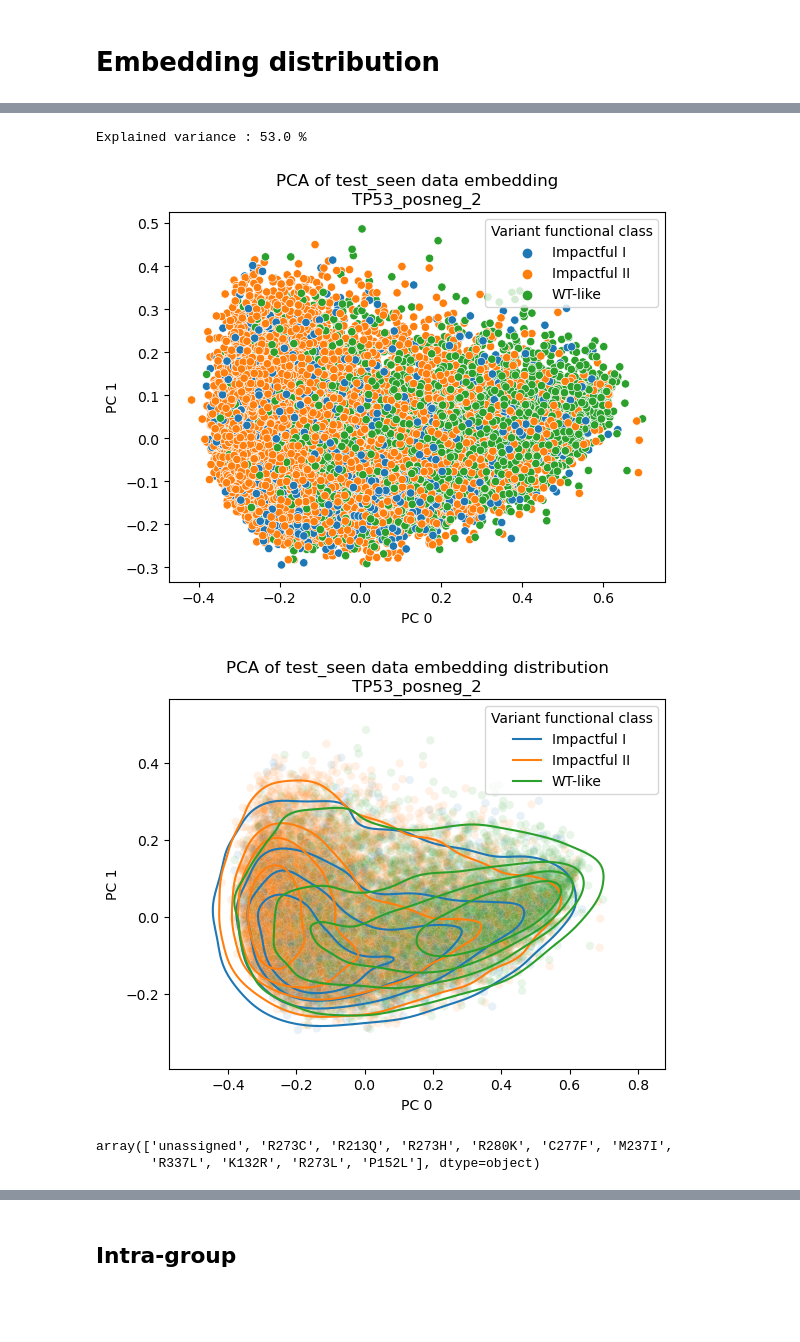
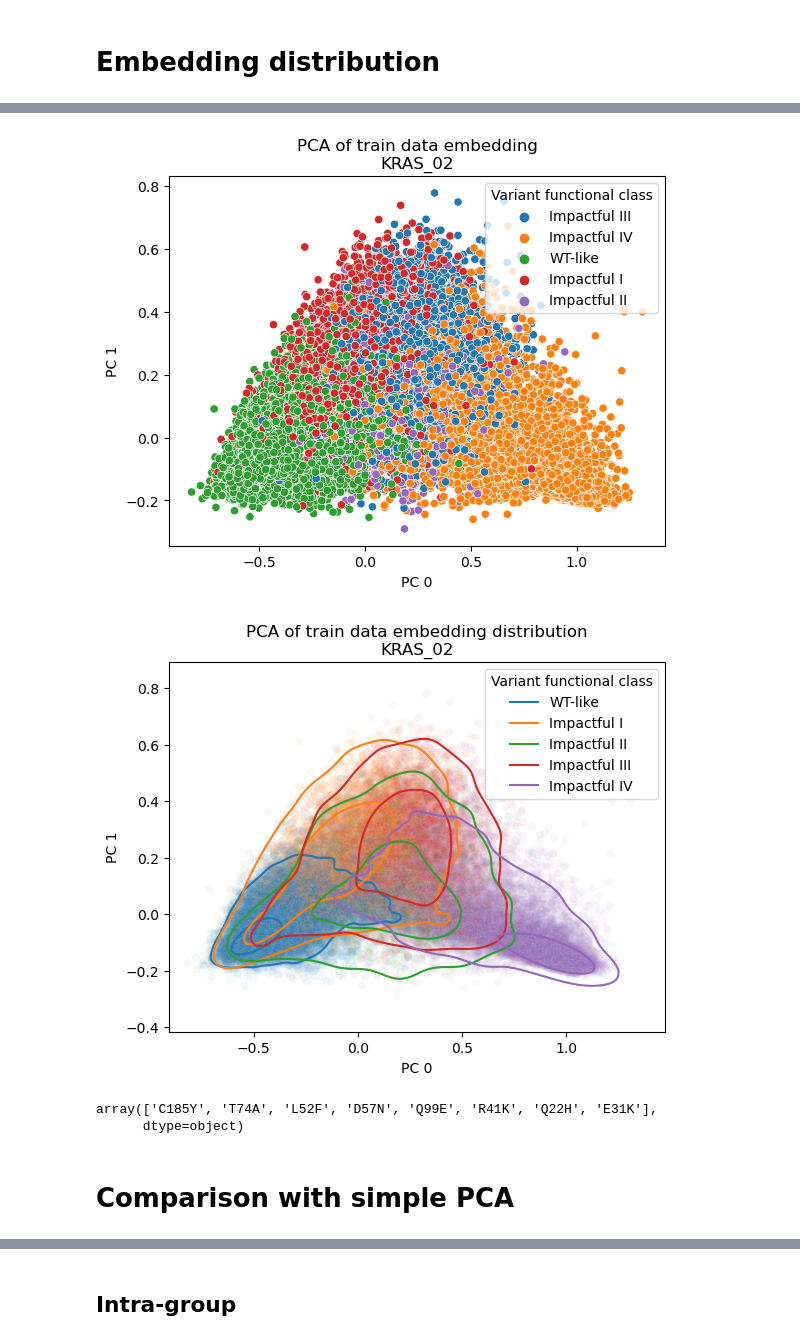
Before and after one commit to Lucas-Gui/sc_contrast, a Jupyter notebook: results.ipynb, the cells around one changed output, grey strips where cells are left out. Drawn from its saved outputs; the diff is of its cells as text; code cells hidden in the pictures; blank space fills up the shorter version.

```diff
--- a/results.ipynb
+++ b/results.ipynb
@@ -20,7 +25,7 @@ from models import *
 # %% [markdown]
 # Data and model
 # %%
-data_path = '/home/lguirardel/data/perturb_comp/data/TP53/'
+data_path = '/home/lguirardel/data/perturb_comp/data/KRAS/'
 # %%
 paths = get_paths(data_path)
 counts = load_data(*paths, group_wt_like=True)
@@ -35,7 +40,7 @@ counts = load_data(*paths, group_wt_like=True)
 # %% [markdown]
 Run from here to re-split without reloading all data (will be necessary if wtlike is changed however)
 # %%
-run_name = 'TP53_posneg_2'
+run_name = 'KRAS_02'
 dir_name = join('models',run_name)
 ! cat models/{run_name}/config.ini
 # %% [output]
@@ -94,16 +101,20 @@ pca = PCA(2).fit(embeds)
 # Embedding distribution
 # %%
 make_dir_if_needed(f'plots/embeds/{run_name}')
+# %%
+hue_order = ['WT-like', 'Impactful I', 'Impactful II', 'Impactful III', 'Impactful IV']
 # %%
-subset = 'test_seen'
-df = df_seen
+subset = 'train'
+df = {'train':df_train, 'test_seen':df_seen, 'test_unseen':df_unseen}[subset]
 
 X = torch.tensor(df.drop(columns=['variant','Variant functional class']).to_numpy(), dtype=torch.float32)
 embeds = []
 for i,x in enumerate(X):
     with torch.no_grad():
         embeds.append(model.network.forward(x))
+
 embeds = torch.stack(embeds)
+emb_red = pca.transform(embeds)
 # %%
 i,j = 0,1
 sns.scatterplot(x=embeds[:,i], y=embeds[:,j], hue = df['Variant functional class'])
@@ -126,27 +137,25 @@ Explained variance : 53.0 %
 # %%
-emb_red = pca.transform(embeds)
 sns.scatterplot(x=emb_red[:,0], y=emb_red[:,1], hue = df['Variant functional class'])
 plt.xlabel(f'PC 0')
 plt.ylabel(f'PC 1')
 plt.title(f'PCA of {subset} data embedding\n{run_name}')
 plt.savefig(f'plots/embeds/{run_name}/{subset}_embed_pca_scatter.pdf')
 # %% [output]
-Explained variance : 53.0 %
-[figure, old version]
+[figure, new version]
 # %%
-sns.scatterplot(x=emb_red[:,0], y=emb_red[:,1], hue = df['Variant functional class'], alpha=0.1, legend=False)
-sns.kdeplot(x=emb_red[:,0], y=emb_red[:,1], hue = df['Variant functional class'], levels=5, common_norm=False)
+sns.scatterplot(x=emb_red[:,0], y=emb_red[:,1], hue = df['Variant functional class'], hue_order=hue_order, alpha=0.05, legend=False)
+sns.kdeplot(x=emb_red[:,0], y=emb_red[:,1], hue = df['Variant functional class'], hue_order=hue_order, levels=3, common_norm=False)
 plt.xlabel(f'PC 0')
 plt.ylabel(f'PC 1')
 plt.title(f'PCA of {subset} data embedding distribution\n{run_name}' )
 plt.savefig(f'plots/embeds/{run_name}/{subset}_embed_pca_kde.pdf')
 # %% [output]
-[figure, old version]
+[figure, new version]
 # %%
 df[df['Variant functional class'] == 'Impactful I'].variant.unique()
 # %% [output]
-array(['unassigned', 'R273C', 'R213Q', 'R273H', 'R280K', 'C277F', 'M237I',
-       'R337L', 'K132R', 'R273L', 'P152L'], dtype=object)
+array(['C185Y', 'T74A', 'L52F', 'D57N', 'Q99E', 'R41K', 'Q22H', 'E31K'],
+      dtype=object)
 # %%
 # variants = ['R110L', 'G245D', 'R213Q','R158H']
 
@@ -159,3 +168,5 @@ array(['unassigned', 'R273C', 'R213Q', 'R273H', 'R280K', 'C277F', 'M237I',
 #     idx = (df['variant'] == v).to_numpy()
 #     plt.scatter(x=emb_red[idx,0], y=emb_red[idx,1],label=v, marker='x',alpha=0.5)
 # plt.legend()
+# %% [markdown]
+# Comparison with simple PCA
```
Also changed, not shown: parts of 31 cells of this notebook, 3 other files.
